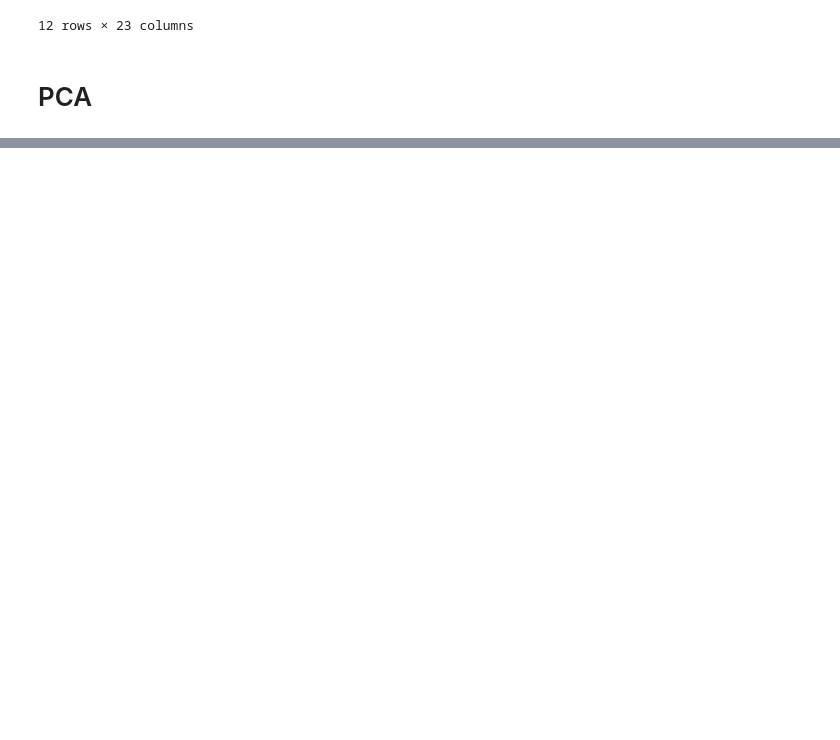
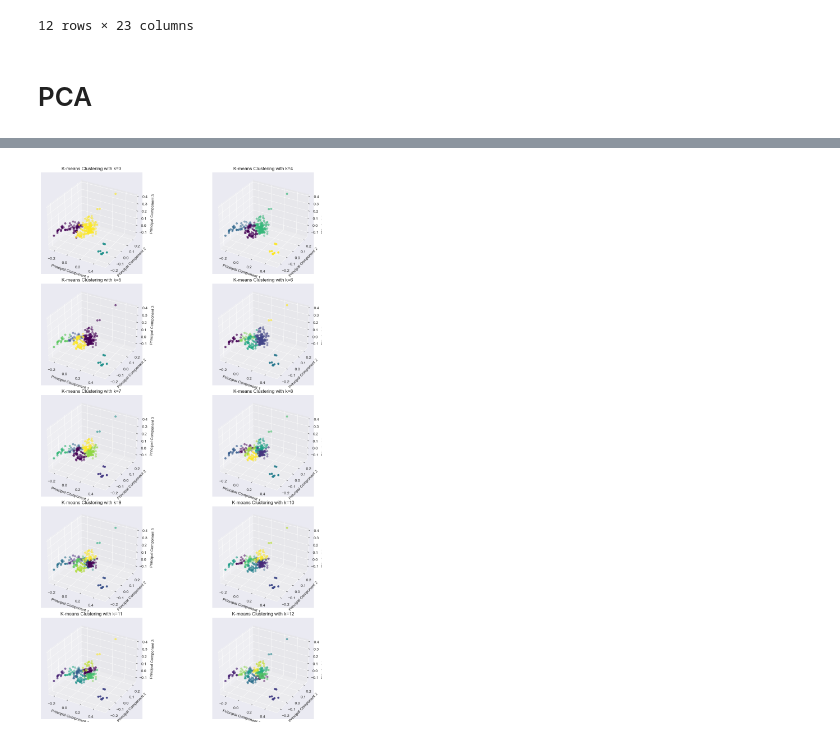
Before and after one commit to Hanh3103/Intelligence-SteelDetection, a Jupyter notebook: data_cleaning.ipynb, the cells around one changed output, grey strips where cells are left out. Drawn from its saved outputs; the diff is of its cells as text; code cells hidden in the pictures; blank space fills up the shorter version.

```diff
--- a/data_cleaning.ipynb
+++ b/data_cleaning.ipynb
@@ -294,0 +461,33 @@ plt.show()
+# %%
+# Standardizing the Data
+scaler = FunctionTransformer(np.log1p, validate=True)
+df_scaled = scaler.fit_transform(df_test1)
+
+# Applying PCA to reduce dimensions to 3
+pca = PCA(n_components=3)
+reduced_data = pca.fit_transform(df_scaled)
+
+# Number of subplots
+num_plots = 10  # for k from 3 to 12
+
+# Create a figure with multiple subplots
+fig = plt.figure(figsize=(15, 20))
+
+for i, k in enumerate(range(3, 13)):
+    # Applying K-means clustering
+    kmeans = KMeans(n_clusters=k, n_init=10)
+    clusters = kmeans.fit_predict(reduced_data)
+
+    # Adding a 3D subplot for each k
+    ax = fig.add_subplot(5, 2, i + 1, projection='3d')
+    ax.scatter(reduced_data[:, 0], reduced_data[:, 1], reduced_data[:, 2], c=clusters, cmap='viridis', marker='o')
+
+    ax.set_xlabel('Principal Component 1')
+    ax.set_ylabel('Principal Component 2')
+    ax.set_zlabel('Principal Component 3')
+    ax.set_title(f'K-means Clustering with k={k}')
+
+plt.tight_layout()
+plt.show()
+# %% [output]
+[figure, added]
```
Also changed, not shown: parts of 13 cells of this notebook, 1 other file.
